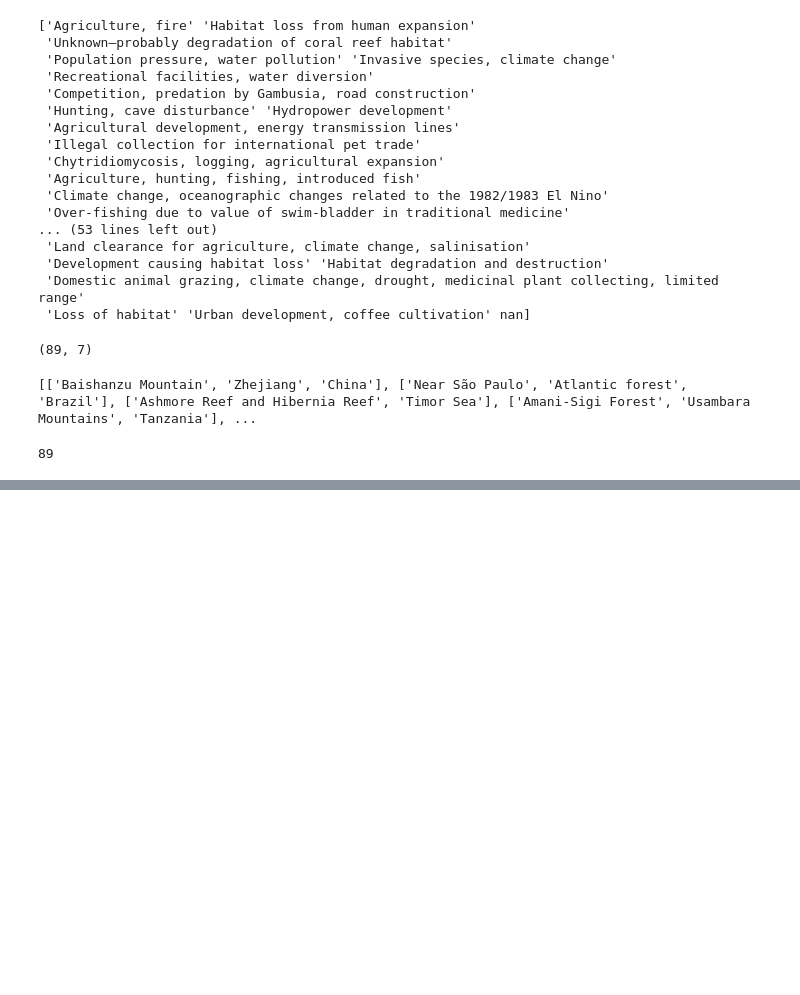
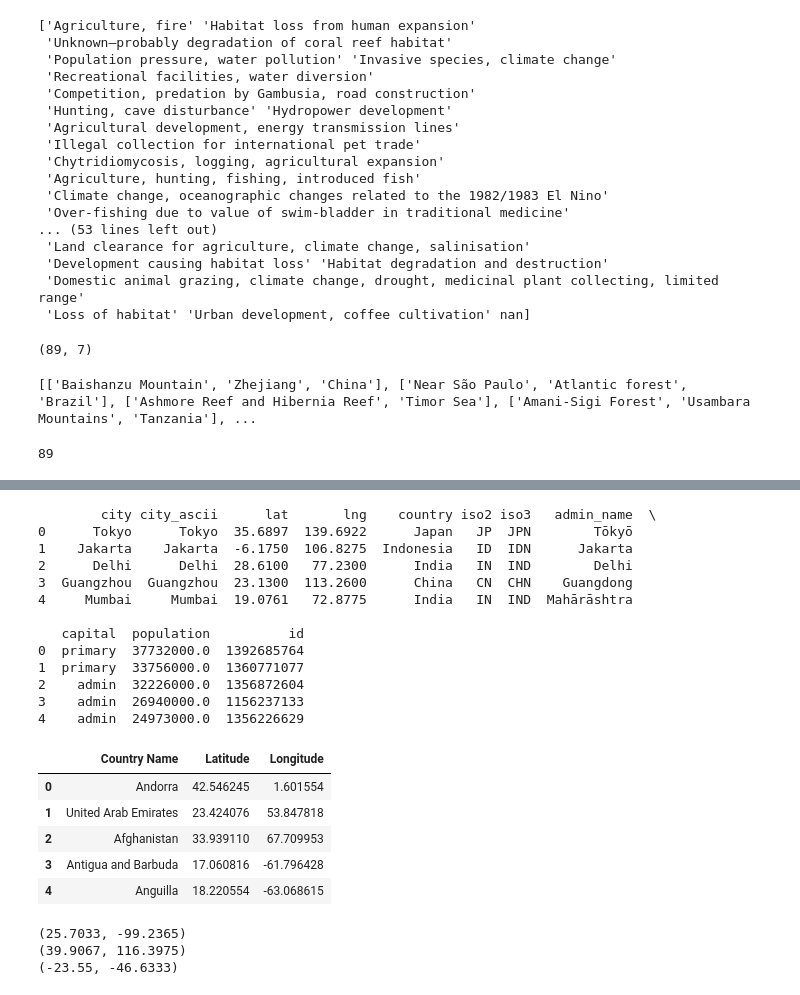
Before and after one commit to AbdelrahmanBekhit/EndangeredAnimal, a Jupyter notebook: endangeredSpecies.ipynb, the cells around one changed output, grey strips where cells are left out. Drawn from its saved outputs; the diff is of its cells as text; code cells hidden in the pictures; blank space fills up the shorter version.

Commit message:
added coordinates

```diff
--- a/endangeredSpecies.ipynb
+++ b/endangeredSpecies.ipynb
@@ -126,0 +157,80 @@ IndexError: list index out of range
+# %%
+# import wolrdcities csv
+worldcities = pd.read_csv('worldcities.csv')
+
+print(worldcities.head())
+
+# get countries coordinates
+worldcities = pd.read_csv('countries.csv')
+countries = worldcities[['Country Name', 'Latitude', 'Longitude']]
+
+countries.head()
+# %% [output]
+        city city_ascii      lat       lng    country iso2 iso3   admin_name  \
+0      Tokyo      Tokyo  35.6897  139.6922      Japan   JP  JPN        Tōkyō
+1    Jakarta    Jakarta  -6.1750  106.8275  Indonesia   ID  IDN      Jakarta
+2      Delhi      Delhi  28.6100   77.2300      India   IN  IND        Delhi
+3  Guangzhou  Guangzhou  23.1300  113.2600      China   CN  CHN    Guangdong
+4     Mumbai     Mumbai  19.0761   72.8775      India   IN  IND  Mahārāshtra
+
+   capital  population          id
+0  primary  37732000.0  1392685764
+1  primary  33756000.0  1360771077
+2    admin  32226000.0  1356872604
+3    admin  26940000.0  1156237133
+4    admin  24973000.0  1356226629
+|  | Country Name | Latitude | Longitude |
+| 0 | Andorra | 42.546245 | 1.601554 |
+| 1 | United Arab Emirates | 23.424076 | 53.847818 |
+| 2 | Afghanistan | 33.939110 | 67.709953 |
+| 3 | Antigua and Barbuda | 17.060816 | -61.796428 |
+| 4 | Anguilla | 18.220554 | -63.068615 |
+# %%
+import pandas as pd
+
+# Load the worldcities.csv file into a DataFrame
+worldcities = pd.read_csv('worldcities.csv')
+
+# Assuming 'countries' DataFrame is already defined
+# Example structure:
+# countries = pd.DataFrame({'Country Name': ['China', 'Brazil'], 'Latitude': [35.86166, -14.235004], 'Longitude': [104.195397, -51.92528]})
+
+def getCountryCoordinates(country):
+    try:
+        country_data = countries[countries['Country Name'] == country]
+        if not country_data.empty:
+            return country_data.iloc[0]['Latitude'], country_data.iloc[0]['Longitude']
+        else:
+            return None
+    except Exception as e:
+        print(f"Error getting country coordinates: {e}")
+        return None
+
+def getCityCoordinates(city):
+    try:
+        city_data = worldcities[worldcities['city'] == city]
+        if not city_data.empty:
+            return city_data.iloc[0]['lat'], city_data.iloc[0]['lng']
+        else:
+            return None
+    except Exception as e:
+        print(f"Error getting city coordinates: {e}")
+        return None
+
+def getRegionCoordinates(region):
+    # Try to get city coordinates first
+    city_coords = getCityCoordinates(region)
+    if city_coords:
+        return city_coords
+    else:
+        print('City not found, trying country coordinates')
+        return getCountryCoordinates(region)
+
+# Example usage
+print(getRegionCoordinates('China'))
+print(getRegionCoordinates('Beijing'))
+print(getRegionCoordinates('São Paulo'))
+# %% [output]
+(25.7033, -99.2365)
+(39.9067, 116.3975)
+(-23.55, -46.6333)
```
Also changed, not shown: parts of 4 cells of this notebook, 3 other files.
